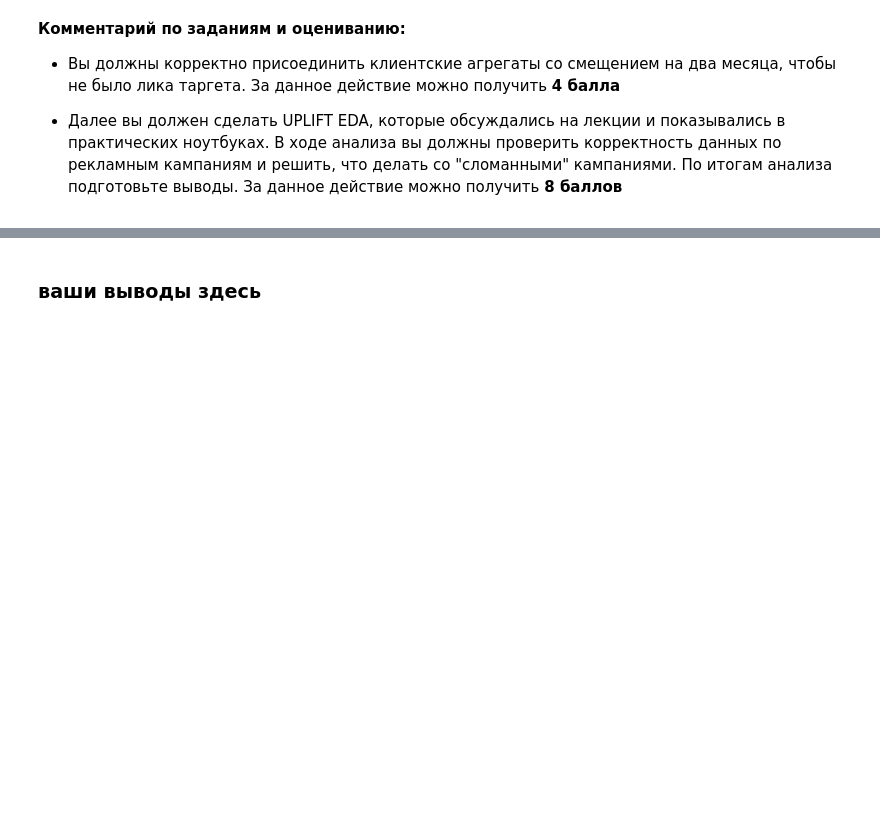
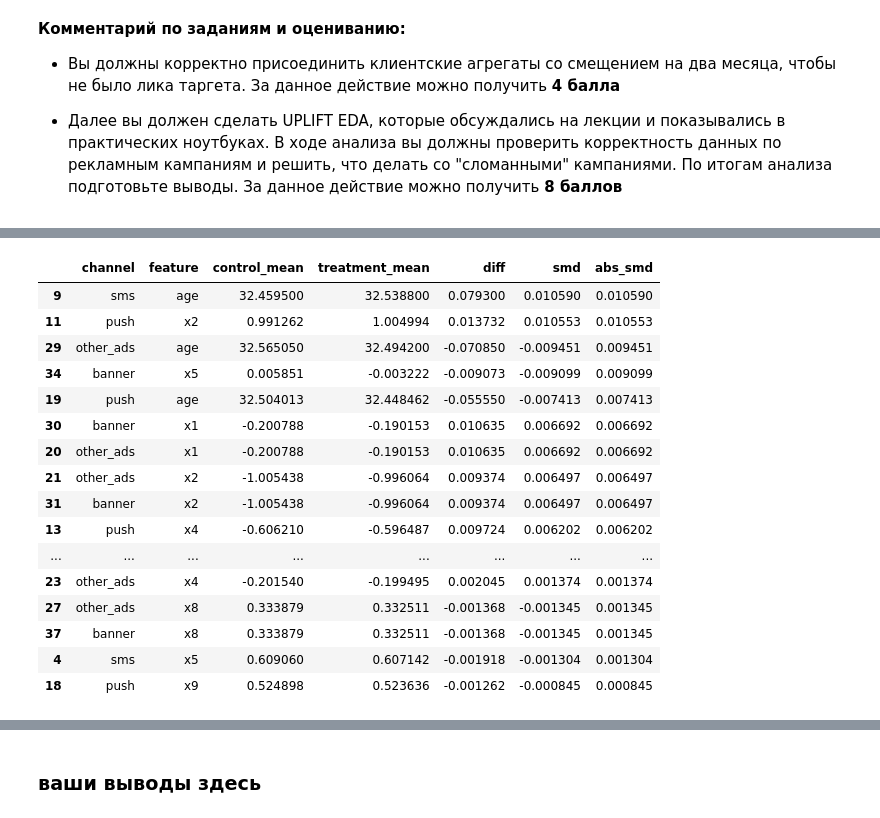
Before and after one commit to Arnak101/Arnak101.github.io, a Jupyter notebook: Hometasks/Pro/AI_HW6_uplift.ipynb, the cells around one changed output, grey strips where cells are left out. Drawn from its saved outputs; the diff is of its cells as text; code cells hidden in the pictures; blank space fills up the shorter version.

```diff
--- a/Hometasks/Pro/AI_HW6_uplift.ipynb
+++ b/Hometasks/Pro/AI_HW6_uplift.ipynb
@@ -151,0 +259,4 @@ with zipfile.ZipFile('Data.zip', 'r') as zip_ref:
+# %%
+contracts_1 = contracts[contracts["product_id"] == 1].copy()
+
+contracts_1.head()
@@ -151,0 +296,6 @@ with zipfile.ZipFile('Data.zip', 'r') as zip_ref:
+# %%
+target_table = (base.groupby(["user_id", "campaing_id", "channel", "t_flag"], as_index=False).agg(target=("target_purchase", "max")))
+
+target_table["report_dt"] = feature_report_dt
+
+target_table.head(), target_table.shape
@@ -165,0 +463,10 @@ with zipfile.ZipFile('Data.zip', 'r') as zip_ref:
+# %%
+# ваш код здесь
+
+target_table["report_dt"] = pd.Timestamp("2024-09-30")
+aggs["report_dt"] = pd.to_datetime(aggs["report_dt"])
+
+data_full = target_table.merge(aggs, on=["user_id", "report_dt"], how="left")
+
+print("target_table:", target_table.shape)
+print("data_full:", data_full.shape)
@@ -165,0 +494,52 @@ with zipfile.ZipFile('Data.zip', 'r') as zip_ref:
+# %%
+num_features = ["x1", "x2", "x3", "x4", "x5", "x6", "x7", "x8", "x9", "age"]
+
+balance_rows = []
+
+for channel in data_full["channel"].unique():
+    df_ch = data_full[data_full["channel"] == channel]
+
+    for col in num_features:
+        control = df_ch[df_ch["t_flag"] == 0][col]
+        treatment = df_ch[df_ch["t_flag"] == 1][col]
+
+        control_mean = control.mean()
+        treatment_mean = treatment.mean()
+        control_std = control.std()
+        treatment_std = treatment.std()
+
+        pooled_std = np.sqrt((control_std ** 2 + treatment_std ** 2) / 2)
+
+        smd = (treatment_mean - control_mean) / pooled_std if pooled_std != 0 else np.nan
+
+        balance_rows.append({
+            "channel": channel,
+            "feature": col,
+            "control_mean": control_mean,
+            "treatment_mean": treatment_mean,
+            "diff": treatment_mean - control_mean,
+            "smd": smd,
+            "abs_smd": abs(smd)
+        })
+
+balance_df = pd.DataFrame(balance_rows)
+
+balance_df.sort_values("abs_smd", ascending=False).head(30)
+# %% [output]
+|  | channel | feature | control_mean | treatment_mean | diff | smd | abs_smd |
+| 9 | sms | age | 32.459500 | 32.538800 | 0.079300 | 0.010590 | 0.010590 |
+| 11 | push | x2 | 0.991262 | 1.004994 | 0.013732 | 0.010553 | 0.010553 |
+| 29 | other_ads | age | 32.565050 | 32.494200 | -0.070850 | -0.009451 | 0.009451 |
+| 34 | banner | x5 | 0.005851 | -0.003222 | -0.009073 | -0.009099 | 0.009099 |
+| 19 | push | age | 32.504013 | 32.448462 | -0.055550 | -0.007413 | 0.007413 |
+| 30 | banner | x1 | -0.200788 | -0.190153 | 0.010635 | 0.006692 | 0.006692 |
+| 20 | other_ads | x1 | -0.200788 | -0.190153 | 0.010635 | 0.006692 | 0.006692 |
+| 21 | other_ads | x2 | -1.005438 | -0.996064 | 0.009374 | 0.006497 | 0.006497 |
+| 31 | banner | x2 | -1.005438 | -0.996064 | 0.009374 | 0.006497 | 0.006497 |
+| 13 | push | x4 | -0.606210 | -0.596487 | 0.009724 | 0.006202 | 0.006202 |
+| ... | ... | ... | ... | ... | ... | ... | ... |
+| 23 | other_ads | x4 | -0.201540 | -0.199495 | 0.002045 | 0.001374 | 0.001374 |
+| 27 | other_ads | x8 | 0.333879 | 0.332511 | -0.001368 | -0.001345 | 0.001345 |
+| 37 | banner | x8 | 0.333879 | 0.332511 | -0.001368 | -0.001345 | 0.001345 |
+| 4 | sms | x5 | 0.609060 | 0.607142 | -0.001918 | -0.001304 | 0.001304 |
+| 18 | push | x9 | 0.524898 | 0.523636 | -0.001262 | -0.000845 | 0.000845 |
```
Also changed, not shown: parts of 34 cells of this notebook.
